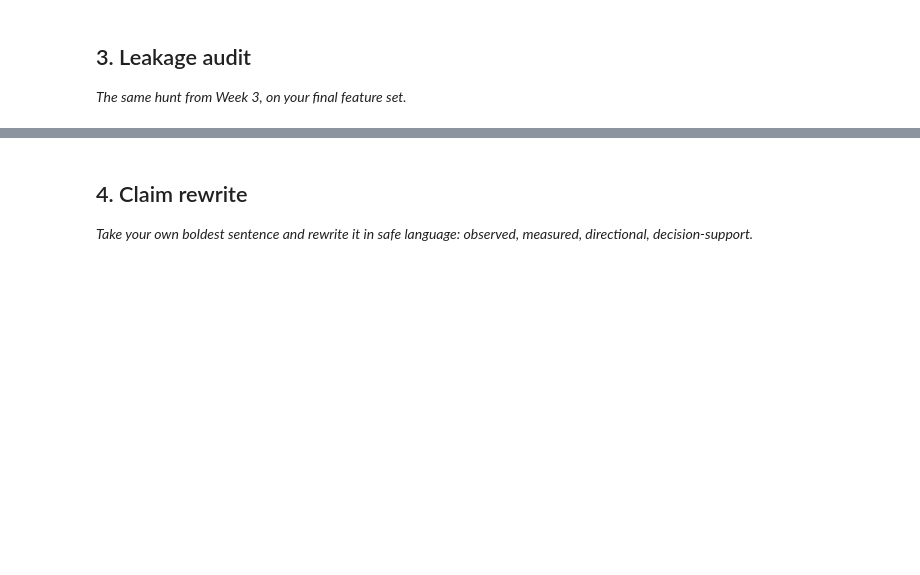
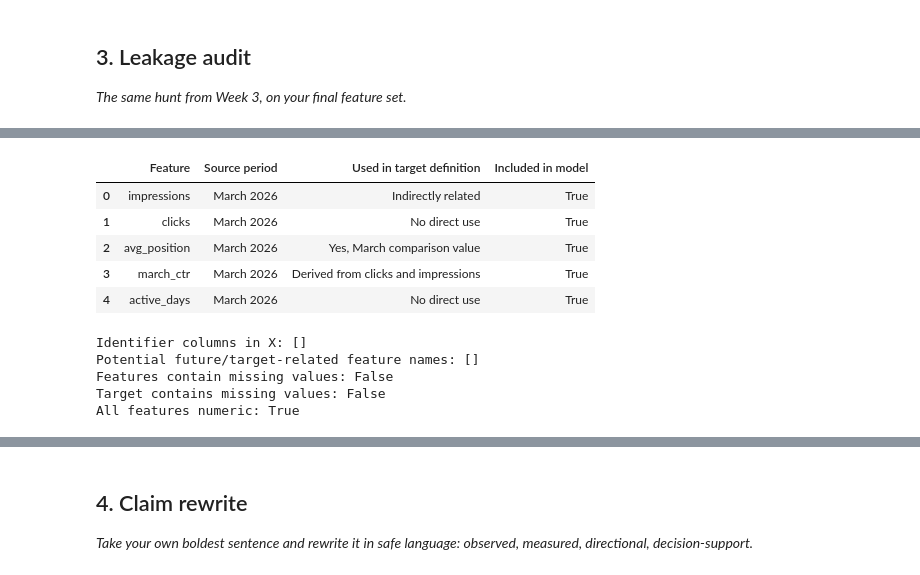
Before and after one commit to irene1407/ML-1, a Jupyter notebook: work/notebooks/w06_validation_audit.ipynb, the cells around one changed output, grey strips where cells are left out. Drawn from its saved outputs; the diff is of its cells as text; code cells hidden in the pictures; blank space fills up the shorter version.

```diff
--- a/work/notebooks/w06_validation_audit.ipynb
+++ b/work/notebooks/w06_validation_audit.ipynb
@@ -29,0 +347,68 @@ This skeleton is yours to fill. Work the sections **in order** — each one has
+# %%
+# This cell is for CODE (numbers, a query, a check).
+# Write your text answer in the cell ABOVE this one — typing sentences here breaks Run All.
+# Section 3: Feature provenance and leakage audit
+
+feature_audit = pd.DataFrame({
+    "Feature": features,
+    "Source period": ["March 2026"] * len(features),
+    "Used in target definition": [
+        "Indirectly related",
+        "No direct use",
+        "Yes, March comparison value",
+        "Derived from clicks and impressions",
+        "No direct use"
+    ],
+    "Included in model": [True] * len(features)
+})
+
+display(feature_audit)
+
+identifier_columns = [
+    "client_hash_id",
+    "content_hash_id"
+]
+
+future_terms = [
+    "april",
+    "future",
+    "outcome",
+    "label",
+    "position_worsened",
+    "target"
+]
+
+suspicious_columns = [
+    col for col in X.columns
+    if any(term in col.lower() for term in future_terms)
+]
+
+print("Identifier columns in X:",
+      [col for col in identifier_columns if col in X.columns])
+
+print("Potential future/target-related feature names:",
+      suspicious_columns)
+
+print("Features contain missing values:",
+      X.isnull().any().any())
+
+print("Target contains missing values:",
+      y.isnull().any())
+
+print("All features numeric:",
+      all(pd.api.types.is_numeric_dtype(X[col]) for col in X.columns))
+
+assert not any(col in X.columns for col in identifier_columns)
+assert not suspicious_columns
+# %% [output]
+|  | Feature | Source period | Used in target definition | Included in model |
+| 0 | impressions | March 2026 | Indirectly related | True |
+| 1 | clicks | March 2026 | No direct use | True |
+| 2 | avg_position | March 2026 | Yes, March comparison value | True |
+| 3 | march_ctr | March 2026 | Derived from clicks and impressions | True |
+| 4 | active_days | March 2026 | No direct use | True |
+Identifier columns in X: []
+Potential future/target-related feature names: []
+Features contain missing values: False
+Target contains missing values: False
+All features numeric: True
```
Also changed, not shown: parts of 18 cells of this notebook.
